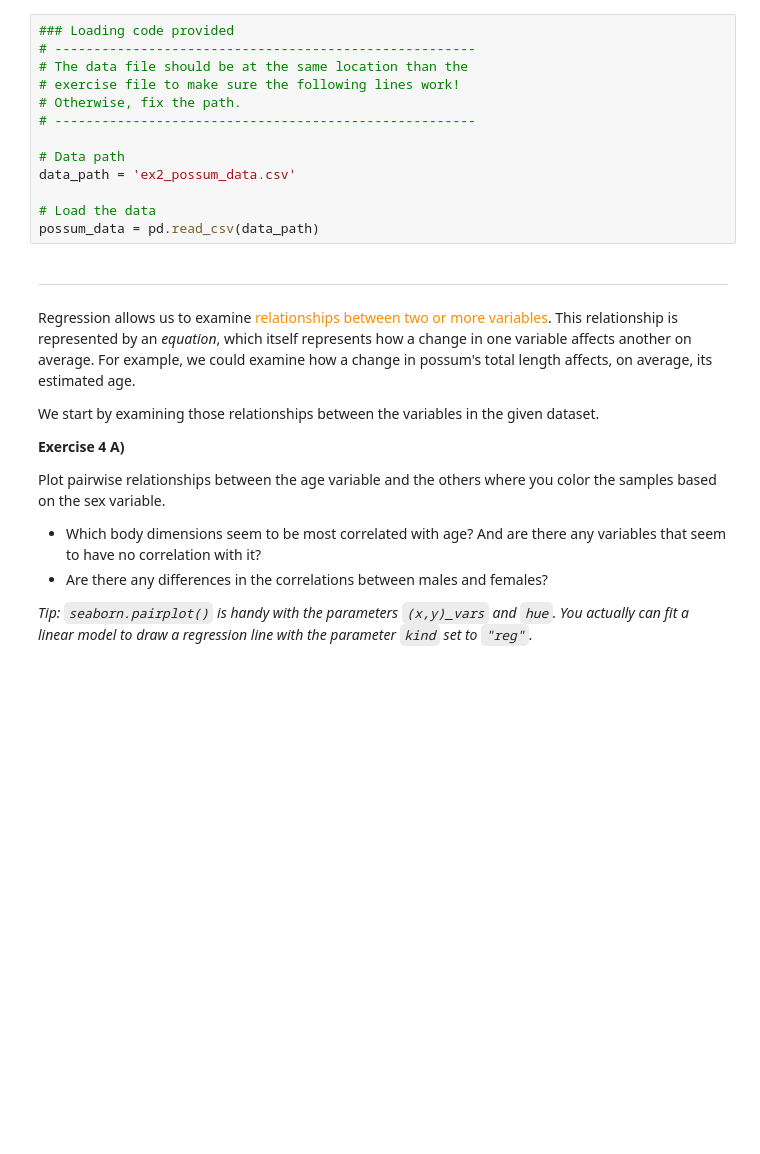
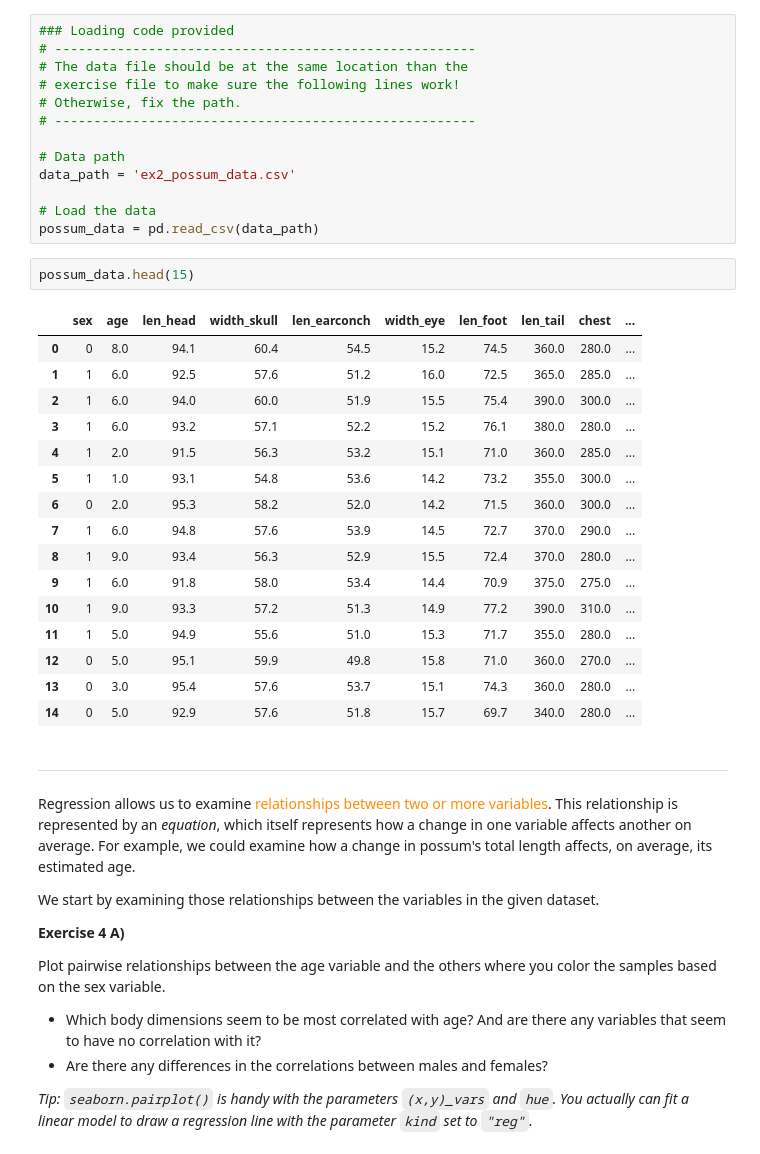
Before and after one commit to arttusamuel/dakd-2024, a Jupyter notebook: Excercise2-supervised-learning/DAKD2024_ex2_your_name_here.ipynb, the cells around one changed output. Saved outputs shown, nothing was run; the diff lists cells and outputs as text; blank space fills up the shorter version.

```diff
--- a/Excercise2-supervised-learning/DAKD2024_ex2_your_name_here.ipynb
+++ b/Excercise2-supervised-learning/DAKD2024_ex2_your_name_here.ipynb
@@ -286,6 +498,25 @@ data_path = 'ex2_possum_data.csv'
 
 # Load the data
 possum_data = pd.read_csv(data_path)
+# %%
+possum_data.head(15)
+# %% [output]
+|  | sex | age | len_head | width_skull | len_earconch | width_eye | len_foot | len_tail | chest | ... |
+| 0 | 0 | 8.0 | 94.1 | 60.4 | 54.5 | 15.2 | 74.5 | 360.0 | 280.0 | ... |
+| 1 | 1 | 6.0 | 92.5 | 57.6 | 51.2 | 16.0 | 72.5 | 365.0 | 285.0 | ... |
+| 2 | 1 | 6.0 | 94.0 | 60.0 | 51.9 | 15.5 | 75.4 | 390.0 | 300.0 | ... |
+| 3 | 1 | 6.0 | 93.2 | 57.1 | 52.2 | 15.2 | 76.1 | 380.0 | 280.0 | ... |
+| 4 | 1 | 2.0 | 91.5 | 56.3 | 53.2 | 15.1 | 71.0 | 360.0 | 285.0 | ... |
+| 5 | 1 | 1.0 | 93.1 | 54.8 | 53.6 | 14.2 | 73.2 | 355.0 | 300.0 | ... |
+| 6 | 0 | 2.0 | 95.3 | 58.2 | 52.0 | 14.2 | 71.5 | 360.0 | 300.0 | ... |
+| 7 | 1 | 6.0 | 94.8 | 57.6 | 53.9 | 14.5 | 72.7 | 370.0 | 290.0 | ... |
+| 8 | 1 | 9.0 | 93.4 | 56.3 | 52.9 | 15.5 | 72.4 | 370.0 | 280.0 | ... |
+| 9 | 1 | 6.0 | 91.8 | 58.0 | 53.4 | 14.4 | 70.9 | 375.0 | 275.0 | ... |
+| 10 | 1 | 9.0 | 93.3 | 57.2 | 51.3 | 14.9 | 77.2 | 390.0 | 310.0 | ... |
+| 11 | 1 | 5.0 | 94.9 | 55.6 | 51.0 | 15.3 | 71.7 | 355.0 | 280.0 | ... |
+| 12 | 0 | 5.0 | 95.1 | 59.9 | 49.8 | 15.8 | 71.0 | 360.0 | 270.0 | ... |
+| 13 | 0 | 3.0 | 95.4 | 57.6 | 53.7 | 15.1 | 74.3 | 360.0 | 280.0 | ... |
+| 14 | 0 | 5.0 | 92.9 | 57.6 | 51.8 | 15.7 | 69.7 | 340.0 | 280.0 | ... |
 # %% [markdown]
 -----------
 
```
Also changed, not shown: parts of 36 cells of this notebook, 3 other files.
